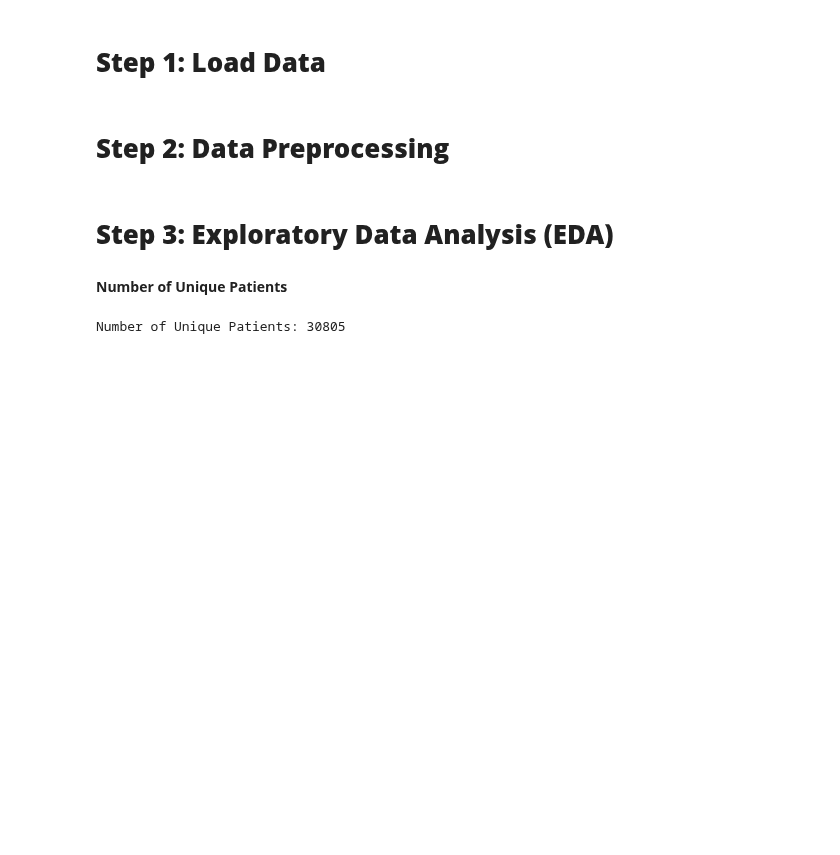
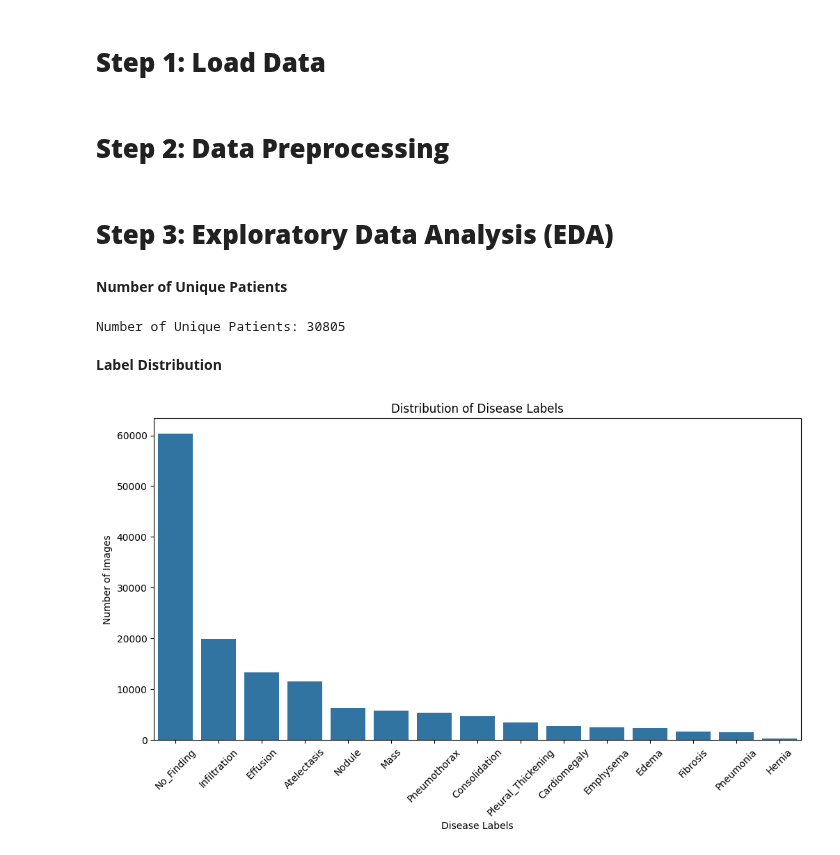
Before and after one commit to bjorneme/master_thesis, a Jupyter notebook: EDA/EDA_ChestX_ray14.ipynb, the cells around one changed output. Drawn from its saved outputs; the diff is of its cells as text; code cells hidden in the pictures; blank space fills up the shorter version.

```diff
--- a/EDA/EDA_ChestX_ray14.ipynb
+++ b/EDA/EDA_ChestX_ray14.ipynb
@@ -72,3 +77,19 @@ unique_patients = labels_df['Patient ID'].nunique()
 print(f"Number of Unique Patients: {unique_patients}")
 # %% [output]
 Number of Unique Patients: 30805
+# %% [markdown]
+**Label Distribution**
+# %%
+# Sum the counts for each disease label
+label_counts = labels_df[disease_labels + ['No_Finding']].sum().sort_values(ascending=False)
+
+# Create a bar plot for each of the labels
+plt.figure(figsize=(12, 6))
+sns.barplot(x=label_counts.index, y=label_counts.values)
+plt.xticks(rotation=45)
+plt.title("Distribution of Disease Labels")
+plt.ylabel("Number of Images")
+plt.xlabel("Disease Labels")
+plt.show()
+# %% [output]
+[figure, added]
```
Also changed, not shown: parts of 1 cell of this notebook, 1 other file.
